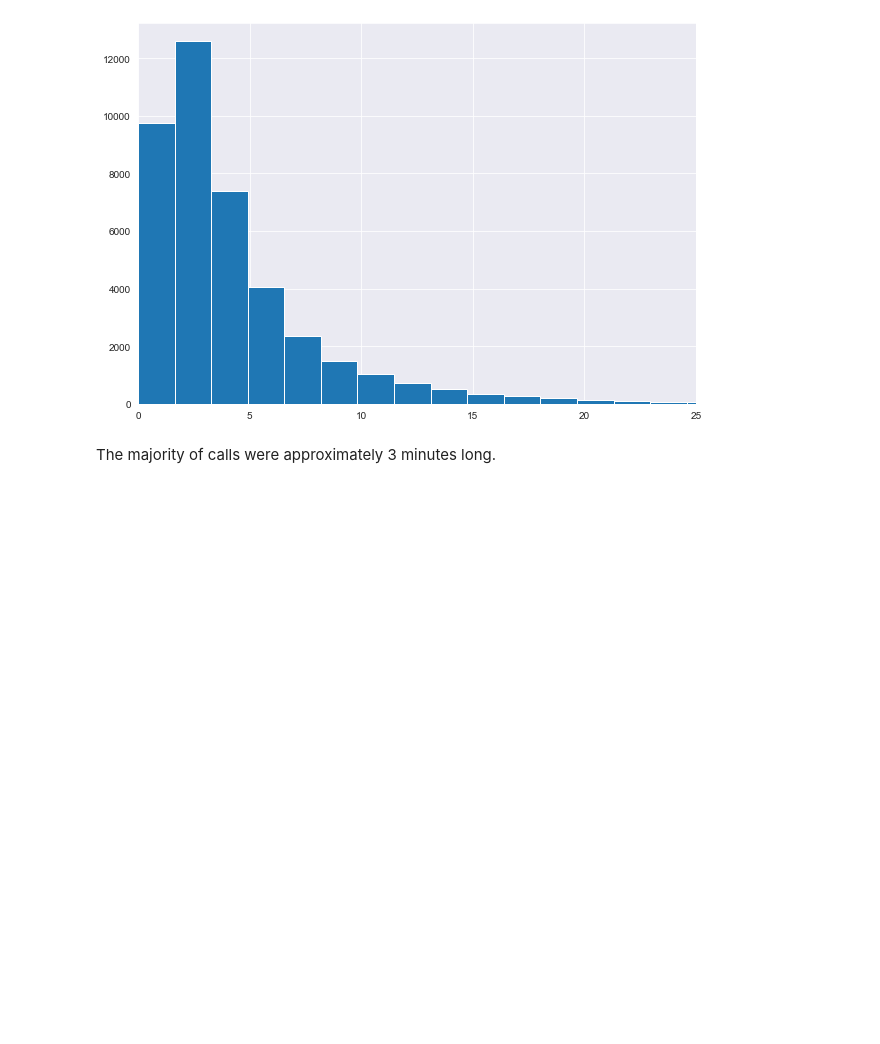
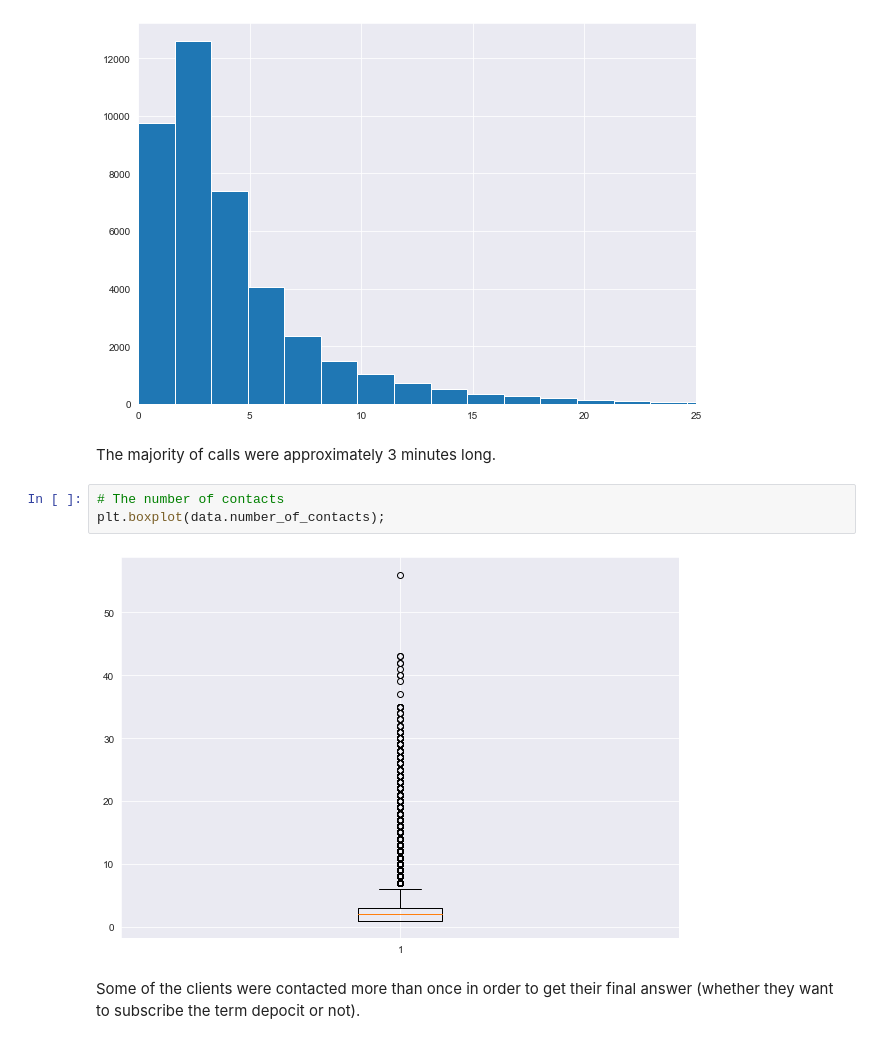
Before and after one commit to Janka93/Bank-Marketing-Campaign, a Jupyter notebook: Bank Marketing.ipynb, the cells around one changed output. Drawn from its saved outputs; the diff is of its cells as text; blank space fills up the shorter version.

Commit message:
Number of contacts variable exploration

```diff
--- a/Bank Marketing.ipynb
+++ b/Bank Marketing.ipynb
@@ -457,3 +457,10 @@ plt.xlim(0, 25);
 [figure]
 # %% [markdown]
 The majority of calls were approximately 3 minutes long.
+# %%
+# The number of contacts
+plt.boxplot(data.number_of_contacts);
+# %% [output]
+[figure, added]
+# %% [markdown]
+Some of the clients were contacted more than once in order to get their final answer (whether they want to subscribe the term depocit or not).
```
